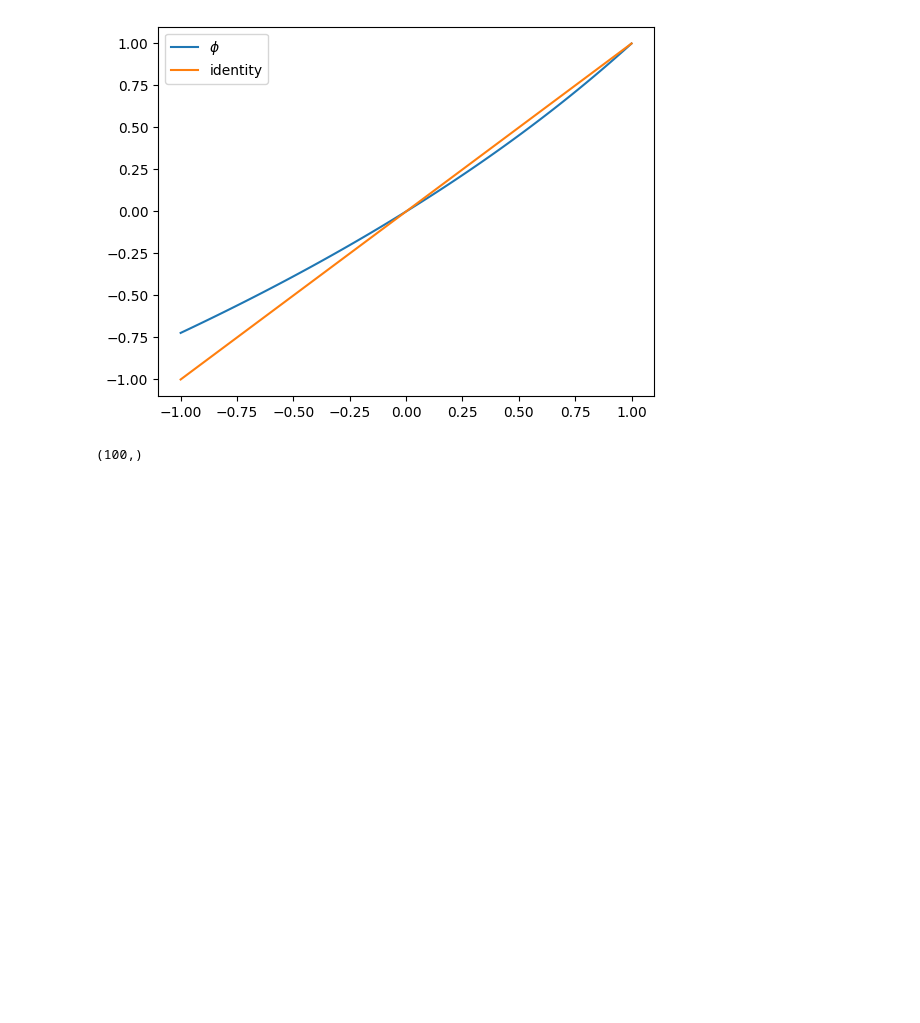
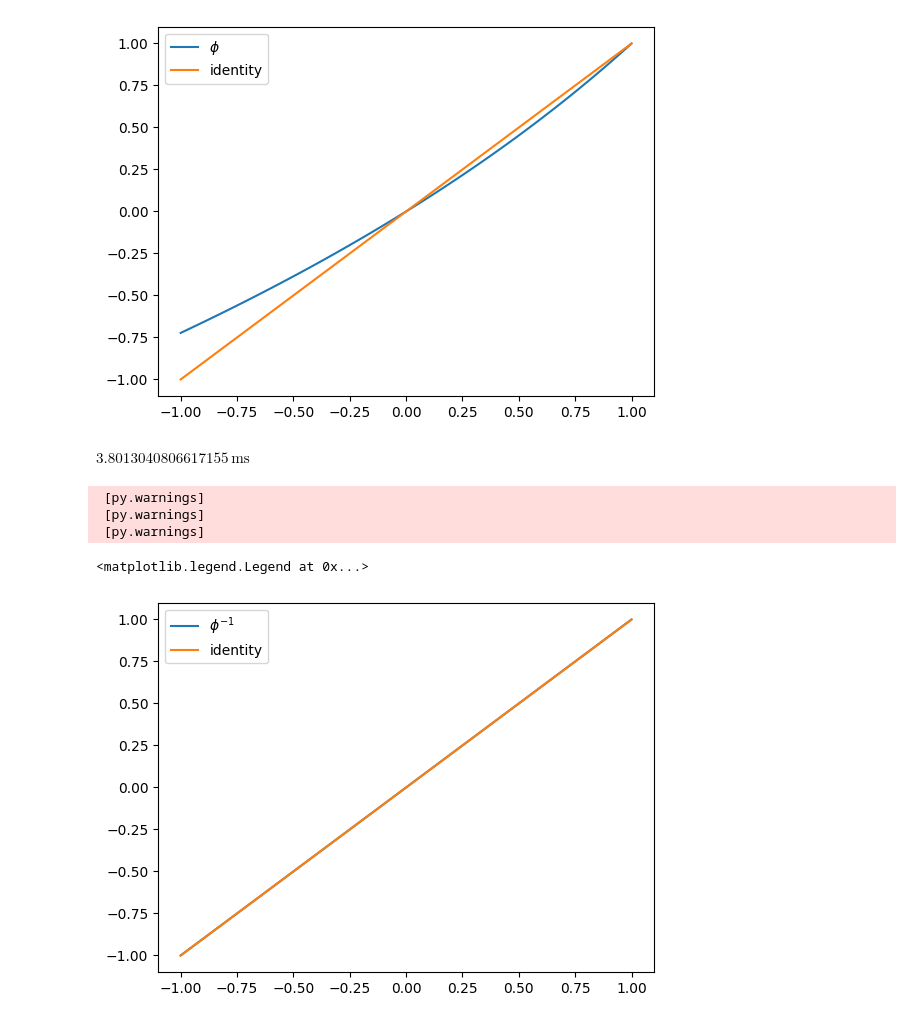
Before and after one commit to ulasayyilmaz/Stability_and_Chaos, a Jupyter notebook: stability_and_chaos.ipynb, the cells around one changed output. Drawn from its saved outputs; the diff is of its cells as text; code cells hidden in the pictures; blank space fills up the shorter version.

```diff
--- a/stability_and_chaos.ipynb
+++ b/stability_and_chaos.ipynb
@@ -420,12 +422,24 @@ plt.legend()
  [py.warnings]
 <matplotlib.legend.Legend at 0x...>
 [figure]
+# %%
+T_free(tau = tau_m, VT=V_T, VR=V_R, I_ext=Iext_const)
+# %% [output]
+$3.8013040806617155\,\mathrm{m}\mathrm{s}$
 # %%
-def phi_inv(phi, C = Iext_const):
-    C = Iext_const
-    Tfree = T_free(tau = tau_m, VT=V_T, VR=V_R, I_ext=Iext_const)
-    exponent = - phi * Tfree
-
-    return (V_R - )
+def phi_inv(phi, C = Iext_const, tau_m = tau_m):
+    Tfree = T_free(tau = tau_m, VT=V_T, VR=V_R, I_ext=Iext_const)/ms
+    exponent = - phi * Tfree / (tau_m/ms)
+    return (V_R - C) * np.exp(exponent) + C
-# %% [output]
-(100,)
+# %%
+phi_v_inv = phi_inv(phi_v)
+plt.plot(v, phi_v_inv, label='$\phi^{-1}$')
+plt.plot(v, v, label='identity')
+
+plt.legend()
+# %% [output]
+ [py.warnings]
+ [py.warnings]
+ [py.warnings]
+<matplotlib.legend.Legend at 0x...>
+[figure, added]
```
Also changed, not shown: parts of 3 cells of this notebook.
